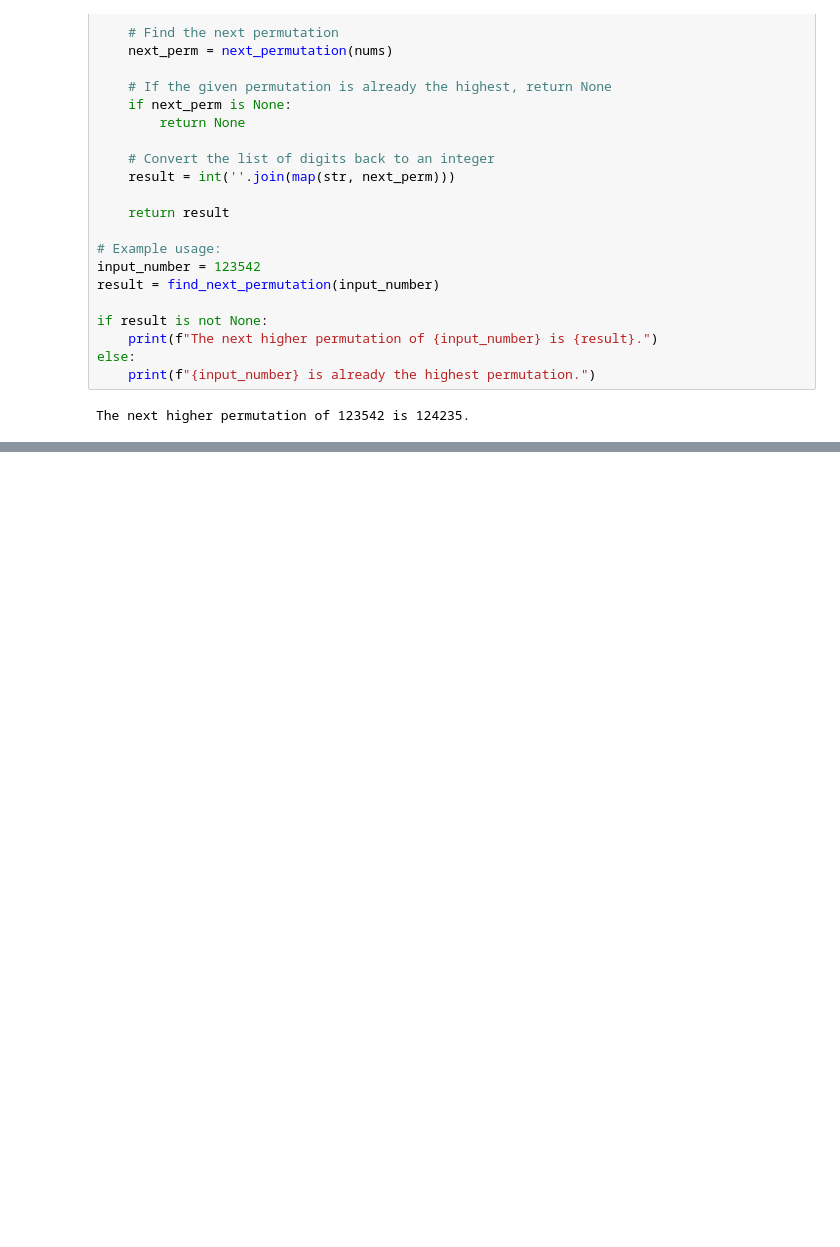
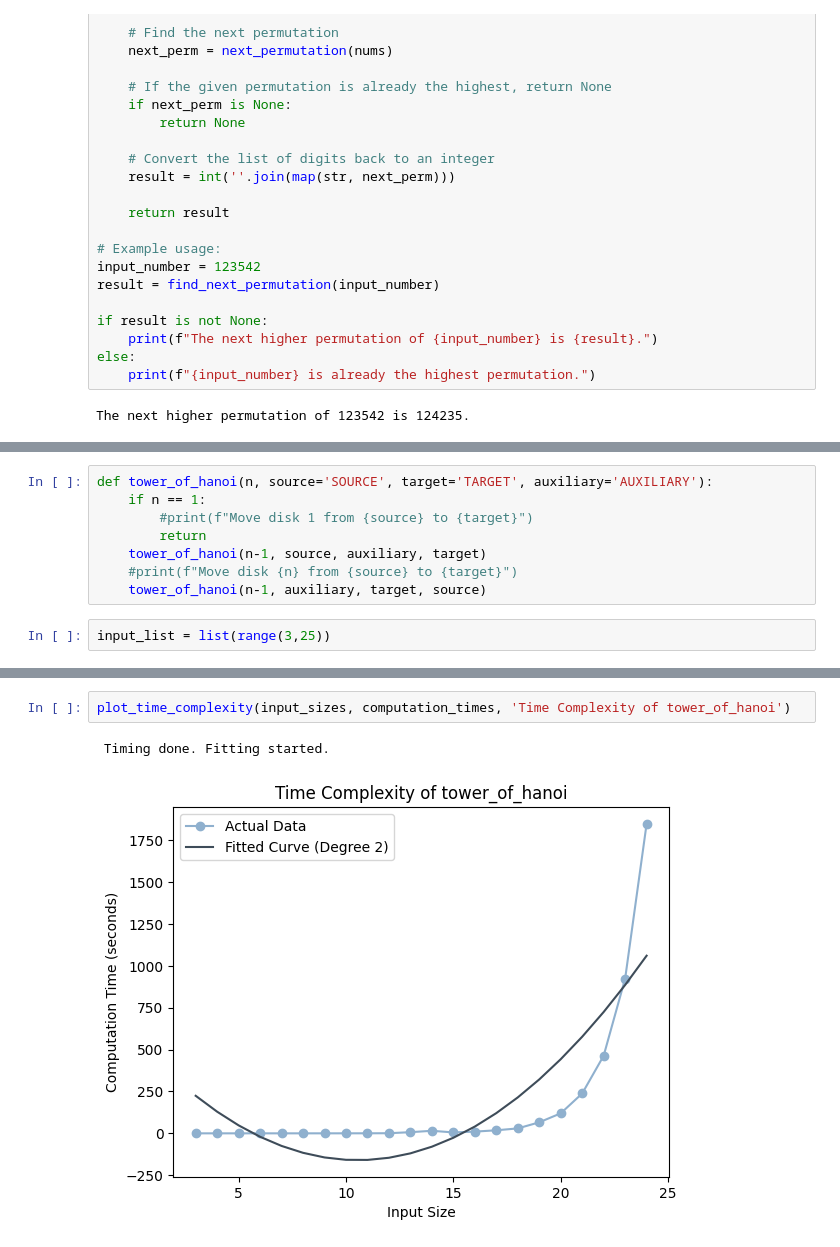
Before and after one commit to K2E7/CS4271_AI, a Jupyter notebook: Assignment_3/Solutions.ipynb, the cells around one changed output, grey strips where cells are left out. Drawn from its saved outputs; the diff is of its cells as text; blank space fills up the shorter version.

```diff
--- a/Assignment_3/Solutions.ipynb
+++ b/Assignment_3/Solutions.ipynb
@@ -124,0 +122,10 @@ findfont: Font family 'Space Grotesk' not found.
+# %%
+def tower_of_hanoi(n, source='SOURCE', target='TARGET', auxiliary='AUXILIARY'):
+    if n == 1:
+        #print(f"Move disk 1 from {source} to {target}")
+        return
+    tower_of_hanoi(n-1, source, auxiliary, target)
+    #print(f"Move disk {n} from {source} to {target}")
+    tower_of_hanoi(n-1, auxiliary, target, source)
+# %%
+input_list = list(range(3,25))
@@ -124,0 +145,5 @@ findfont: Font family 'Space Grotesk' not found.
+# %%
+plot_time_complexity(input_sizes, computation_times, 'Time Complexity of tower_of_hanoi')
+# %% [output]
+ Timing done. Fitting started.
+[figure, added]
```
Also changed, not shown: parts of 9 cells of this notebook.
